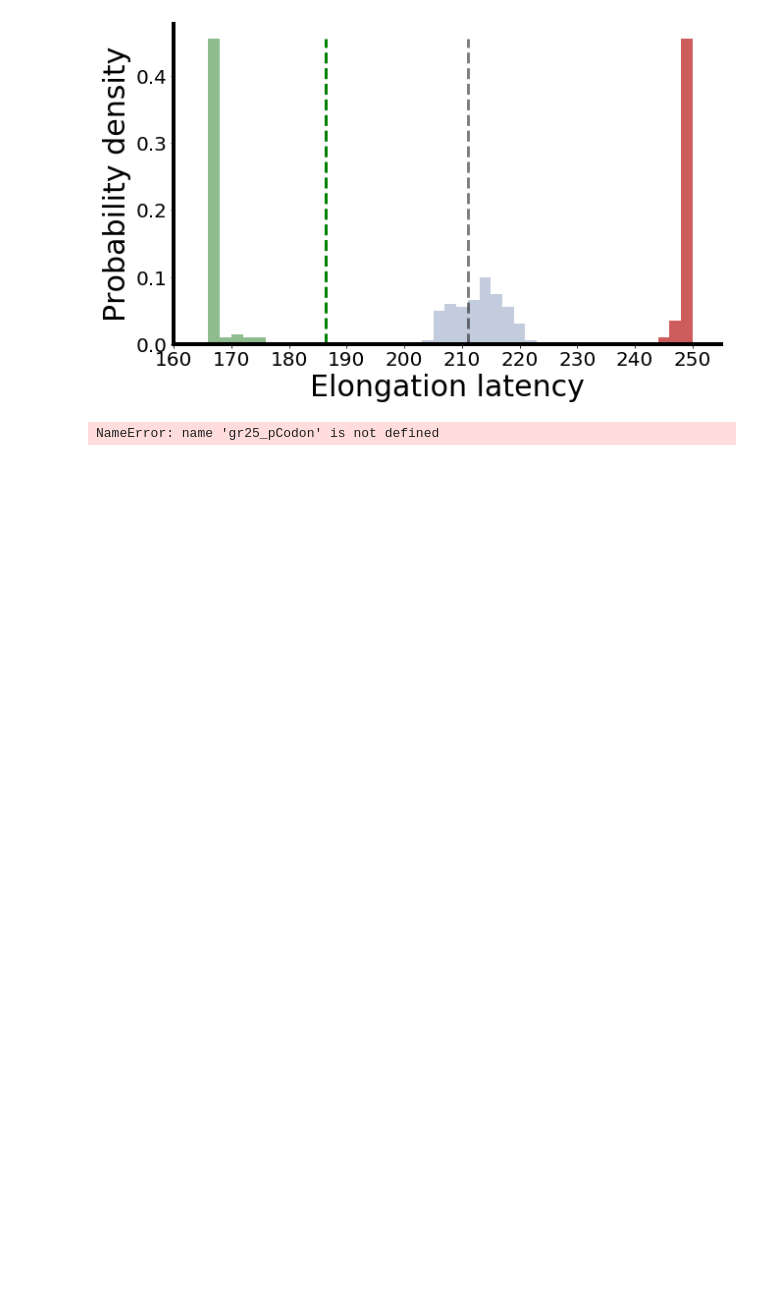
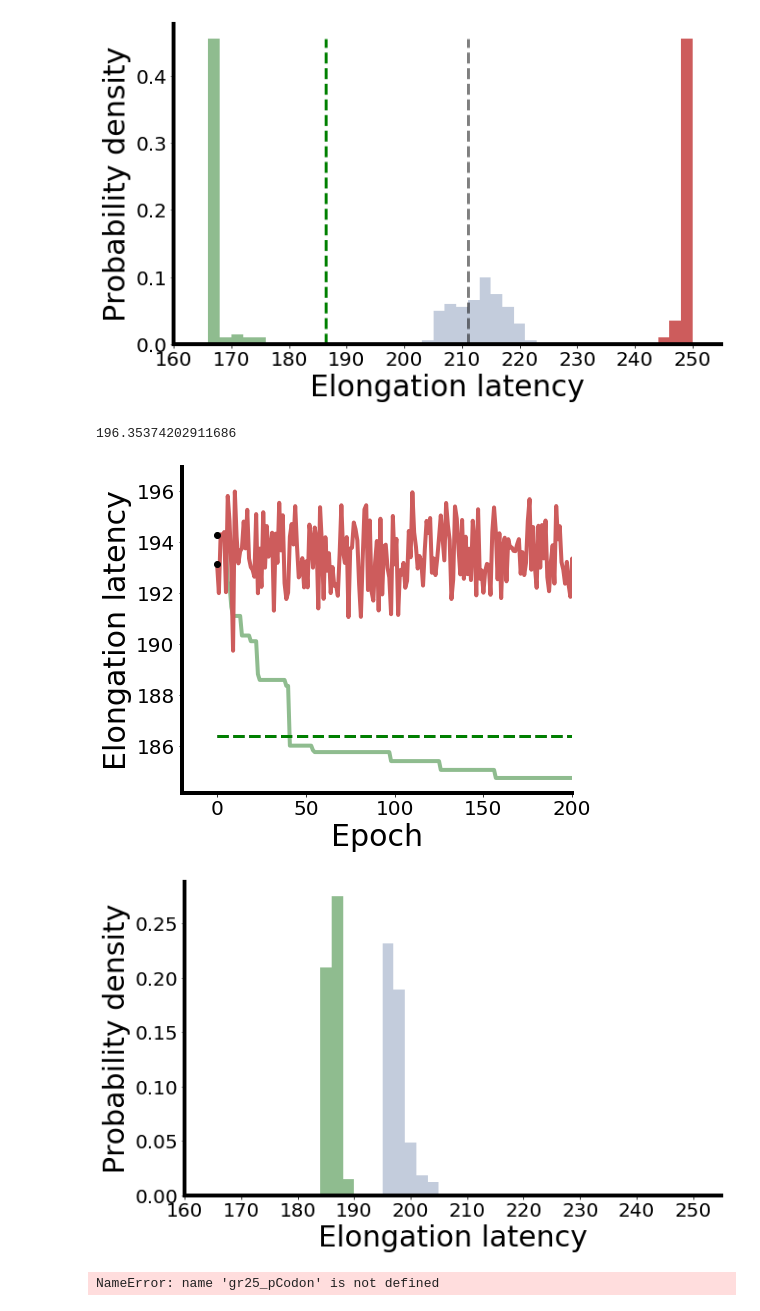
Before and after one commit to EndyLab/tRNACAD, a Jupyter notebook: tRNACodonGAOptimization.ipynb, the cells around one changed output. Drawn from its saved outputs; the diff is of its cells as text; code cells hidden in the pictures; blank space fills up the shorter version.

```diff
--- a/tRNACodonGAOptimization.ipynb
+++ b/tRNACodonGAOptimization.ipynb
@@ -115,7 +115,7 @@ ax.plot(np.arange(len(fullelongt)),[186.4]*len(fullelongt),linewidth=3,color='bl
 ax.set_xlim(-20,len(fullelongt))
 ax.scatter([0],fullelongt[0],color='black',zorder=10)
 
-fullelongt = np.load('./data/UniformRandomtRNA_WTCodonUsage_2ksample_slowtCodonUsage_fullelongt.npy')
+fullelongt = np.load('./data/WTtRNA_UniformRandomCodonUsage_2ksample_slowCodonUsage_fullelongt.npy')
 ax.plot(np.arange(len(fullelongt)),fullelongt,linewidth=4,color='indianred')
 ax.plot(np.arange(len(fullelongt)),[186.4]*len(fullelongt),linewidth=3,color='green',linestyle='dashed')
 print(max(fullelongt))
@@ -129,33 +129,37 @@ ax.tick_params(axis='y', which='major', labelsize=20)
 ax.tick_params(axis='x', which='major', labelsize=20)
 ax.set_ylabel('Elongation latency',fontsize=30)
 ax.set_xlabel('Epoch',fontsize=30)
 
 ####Plot final populations for fast and slow
 fig,ax = plt.subplots(figsize=(10,6))
 
 elongt_list=np.load('./data/WTtRNA_UniformRandomCodonUsage_2ksample_fastCodonUsage_elongt.npy')
 hist=ax.hist(elongt_list,15,range=(164,194),color='darkseagreen',density=True)
 
 elongt_list=np.load('./data/WTtRNA_UniformRandomCodonUsage_2ksample_slowCodonUsage_elongt.npy')
 hist=ax.hist(elongt_list,15,range=(240,270),color='indianred',density=True)
 
 ax.plot([211]*100,np.linspace(0,max(hist[0]),100),linewidth=3,color='black',alpha=0.5,linestyle='dashed')
 ax.plot([186.4]*100,np.linspace(0,max(hist[0]),100),linewidth=3,color='green',linestyle='dashed')
 
 elongt_list = np.load('./data/WTtRNA_UniformRandomCodonUsage_100sample_elongt.npy')
 hist=ax.hist(elongt_list,15,range = (195,225),color='#39568CFF',density=True,alpha=0.3)
 
 for ax in [ax]:
     ax.spines['left'].set_linewidth(4)
     ax.spines['bottom'].set_linewidth(4)
     ax.spines['top'].set_linewidth(0)
     ax.spines['right'].set_linewidth(0)
     ax.tick_params(axis='y', which='major', labelsize=20)
     ax.tick_params(axis='x', which='major', labelsize=20)
     ax.set_ylabel('Probability density',fontsize=30)
     ax.set_xlabel('Elongation latency',fontsize=30)
     ax.set_xlim(160,255)
     ax.set_xticks(np.arange(160,260,10))
+# %% [output]
+196.35374202911686
+[figure, added]
+[figure, added]
 # %%
 # %% [output]
 NameError: name 'gr25_pCodon' is not defined
```
Also changed, not shown: 4 other files.
